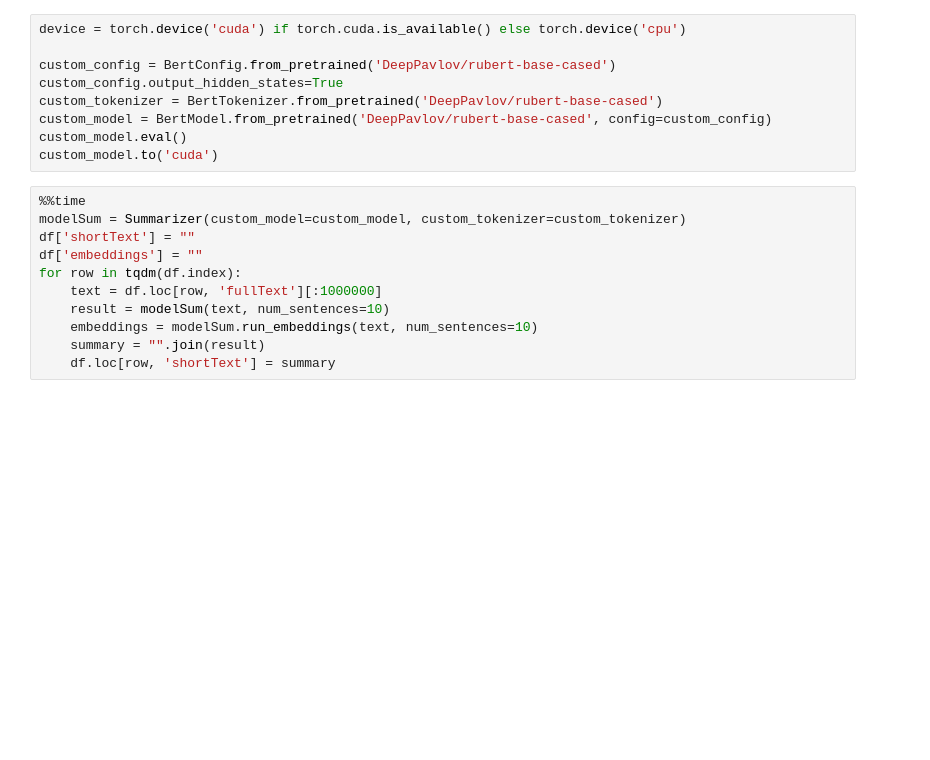
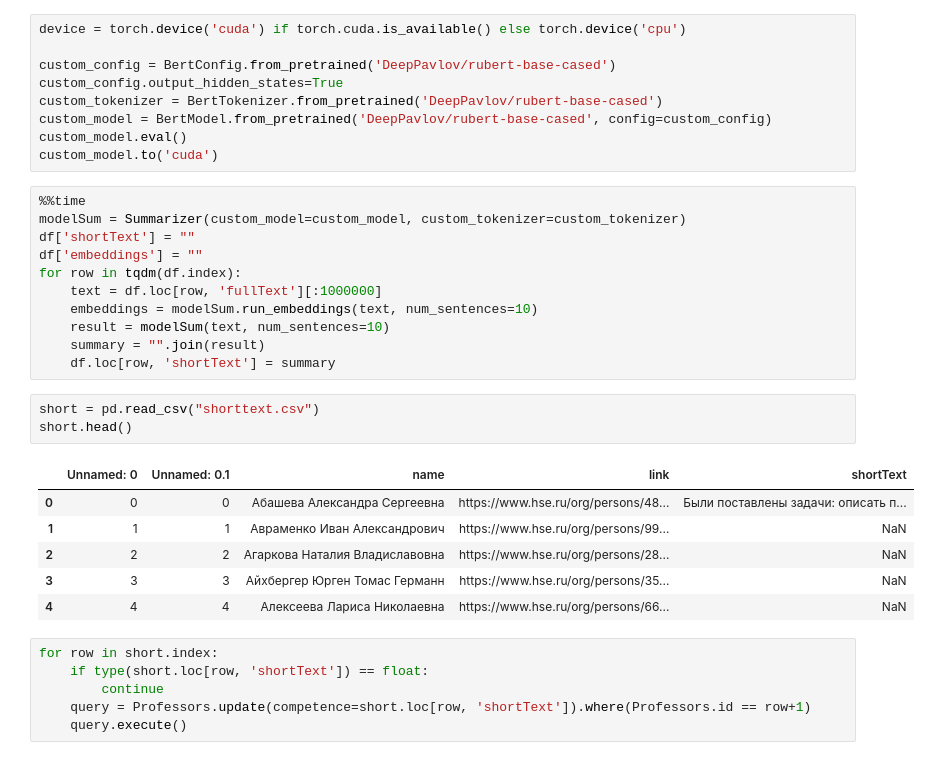
Before and after one commit to Samoed/CourseWork2, a Jupyter notebook: Notebooks/ParseToDB.ipynb, the cells around one changed output. Saved outputs shown, nothing was run; the diff lists cells and outputs as text; blank space fills up the shorter version.

```diff
--- a/Notebooks/ParseToDB.ipynb
+++ b/Notebooks/ParseToDB.ipynb
@@ -339,7 +311,23 @@ df['shortText'] = ""
 df['embeddings'] = ""
 for row in tqdm(df.index):
     text = df.loc[row, 'fullText'][:1000000]
+    embeddings = modelSum.run_embeddings(text, num_sentences=10)
     result = modelSum(text, num_sentences=10)
-    embeddings = modelSum.run_embeddings(text, num_sentences=10)
     summary = "".join(result)
     df.loc[row, 'shortText'] = summary
+# %%
+short = pd.read_csv("shorttext.csv")
+short.head()
+# %% [output]
+|  | Unnamed: 0 | Unnamed: 0.1 | name | link | shortText |
+| 0 | 0 | 0 | Абашева Александра Сергеевна | https://www.hse.ru/org/persons/48... | Были поставлены задачи: описать п... |
+| 1 | 1 | 1 | Авраменко Иван Александрович | https://www.hse.ru/org/persons/99... | NaN |
+| 2 | 2 | 2 | Агаркова Наталия Владиславовна | https://www.hse.ru/org/persons/28... | NaN |
+| 3 | 3 | 3 | Айхбергер Юрген Томас Германн | https://www.hse.ru/org/persons/35... | NaN |
+| 4 | 4 | 4 | Алексеева Лариса Николаевна | https://www.hse.ru/org/persons/66... | NaN |
+# %%
+for row in short.index:
+    if type(short.loc[row, 'shortText']) == float:
+        continue
+    query = Professors.update(competence=short.loc[row, 'shortText']).where(Professors.id == row+1)
+    query.execute()
```
Also changed, not shown: parts of 4 cells of this notebook.
